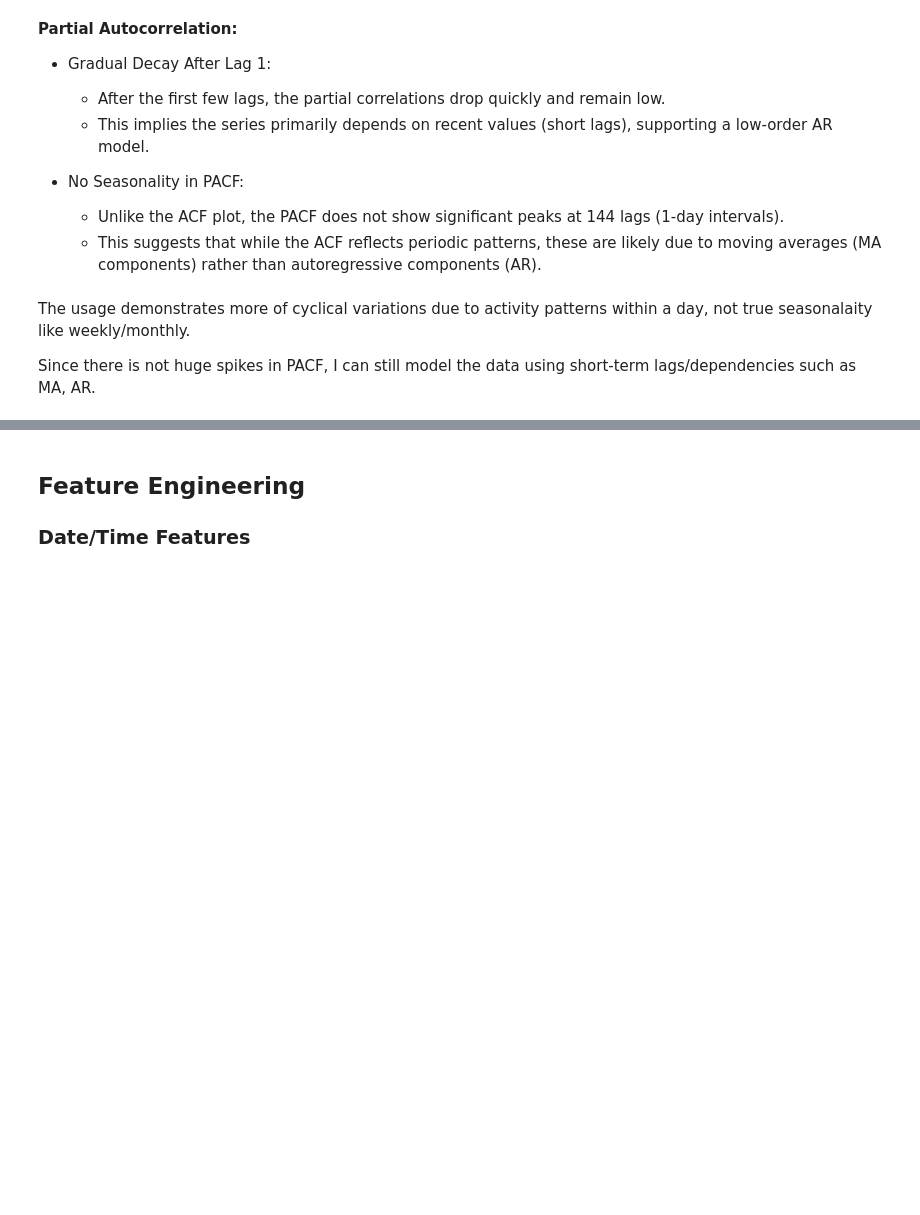
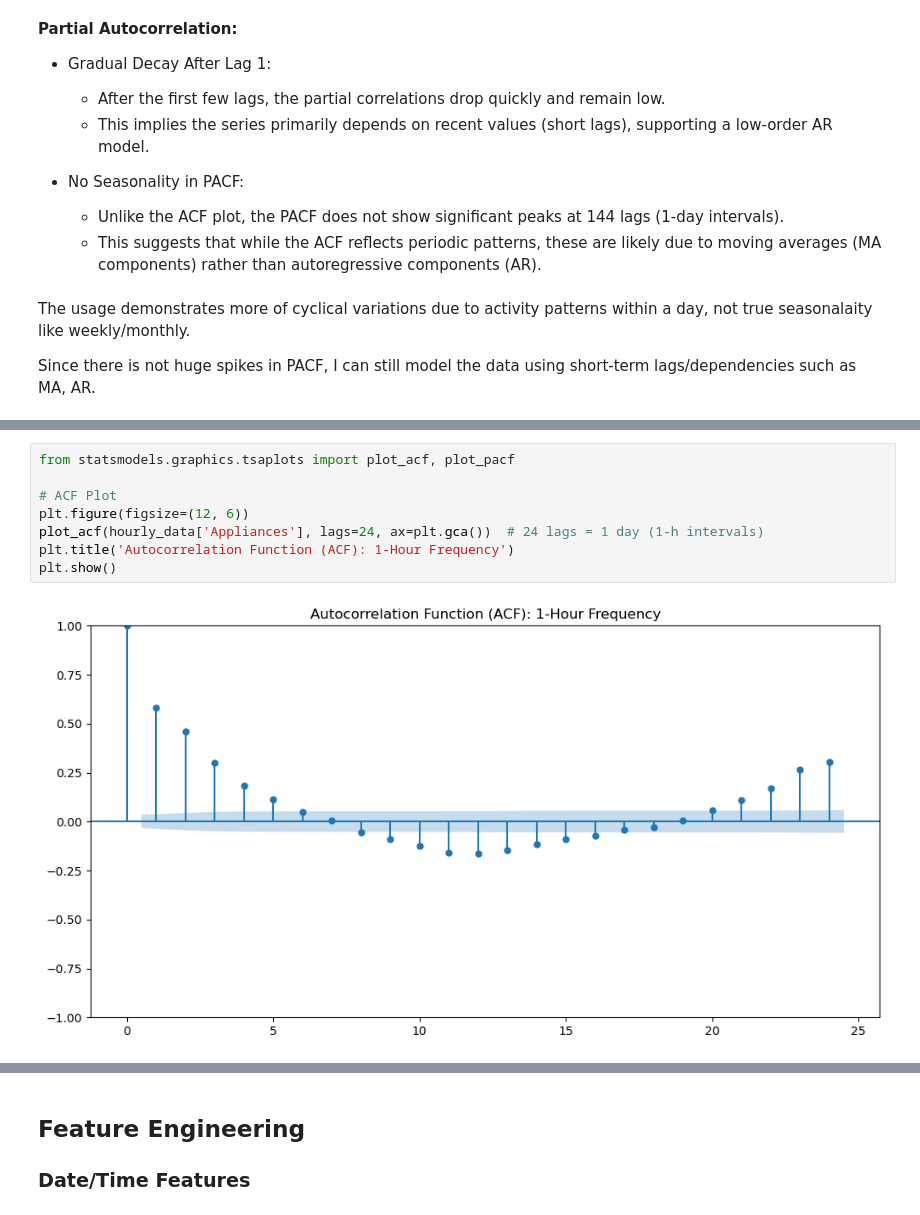
Before and after one commit to farukyasarphd/time_series_prediction_energy, a Jupyter notebook: notebooks/eda.ipynb, the cells around one changed output, grey strips where cells are left out. Drawn from its saved outputs; the diff is of its cells as text; blank space fills up the shorter version.

```diff
--- a/notebooks/eda.ipynb
+++ b/notebooks/eda.ipynb
@@ -267,0 +349,10 @@ Since there is not huge spikes in PACF, I can still model the data using short-t
+# %%
+from statsmodels.graphics.tsaplots import plot_acf, plot_pacf
+
+# ACF Plot
+plt.figure(figsize=(12, 6))
+plot_acf(hourly_data['Appliances'], lags=24, ax=plt.gca())  # 24 lags = 1 day (1-h intervals)
+plt.title('Autocorrelation Function (ACF): 1-Hour Frequency')
+plt.show()
+# %% [output]
+[figure, added]
```
Also changed, not shown: parts of 14 cells of this notebook, 5 other files.
